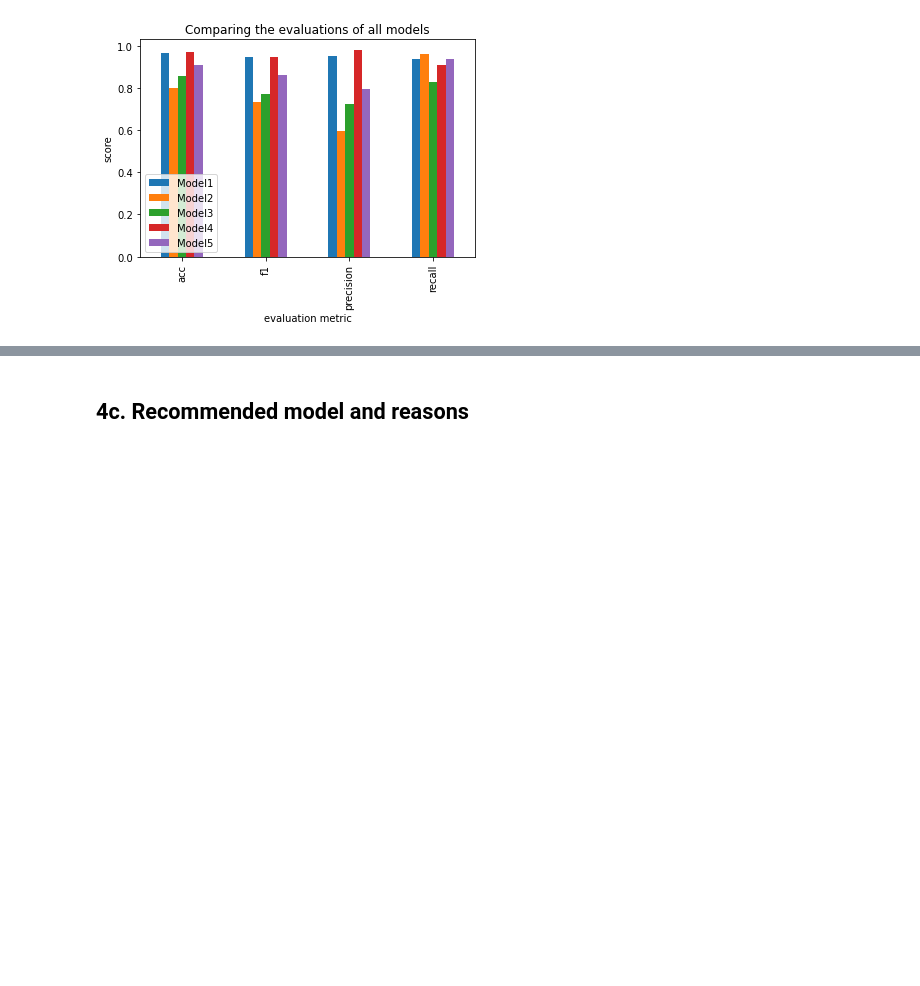
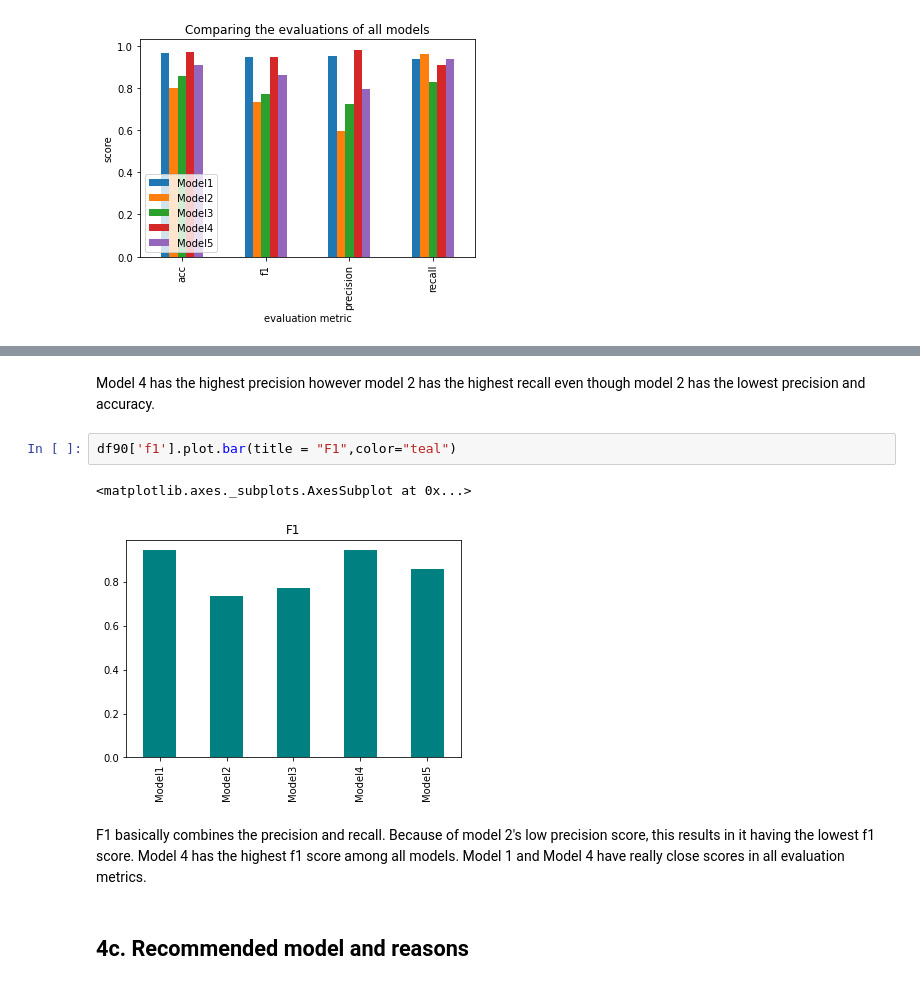
Before and after one commit to fezilemahlangu/Natural-Language-Processing-Project, a Jupyter notebook: NLP_project.ipynb, the cells around one changed output, grey strips where cells are left out. Cells and saved outputs as stored; diff of their text form; blank space fills up the shorter version.

```diff
--- a/NLP_project.ipynb
+++ b/NLP_project.ipynb
@@ -835,3 +884,12 @@ Text(0, 0.5, 'score')
+# %% [markdown]
+Model 4 has the highest precision however model 2 has the highest recall even though model 2 has the lowest precision and accuracy.
+# %%
+df90['f1'].plot.bar(title = "F1",color="teal")
+# %% [output]
+<matplotlib.axes._subplots.AxesSubplot at 0x...>
+[figure, added]
+# %% [markdown]
+F1 basically combines the precision and recall. Because of model 2's low precision score, this results in it having the lowest f1 score. Model 4 has the highest f1 score among all models. Model 1 and Model 4 have really close scores in all evaluation metrics.
 # %% [markdown]
 ## 4c. Recommended model and reasons
 # %% [markdown]
```
Also changed, not shown: parts of 21 cells of this notebook.
